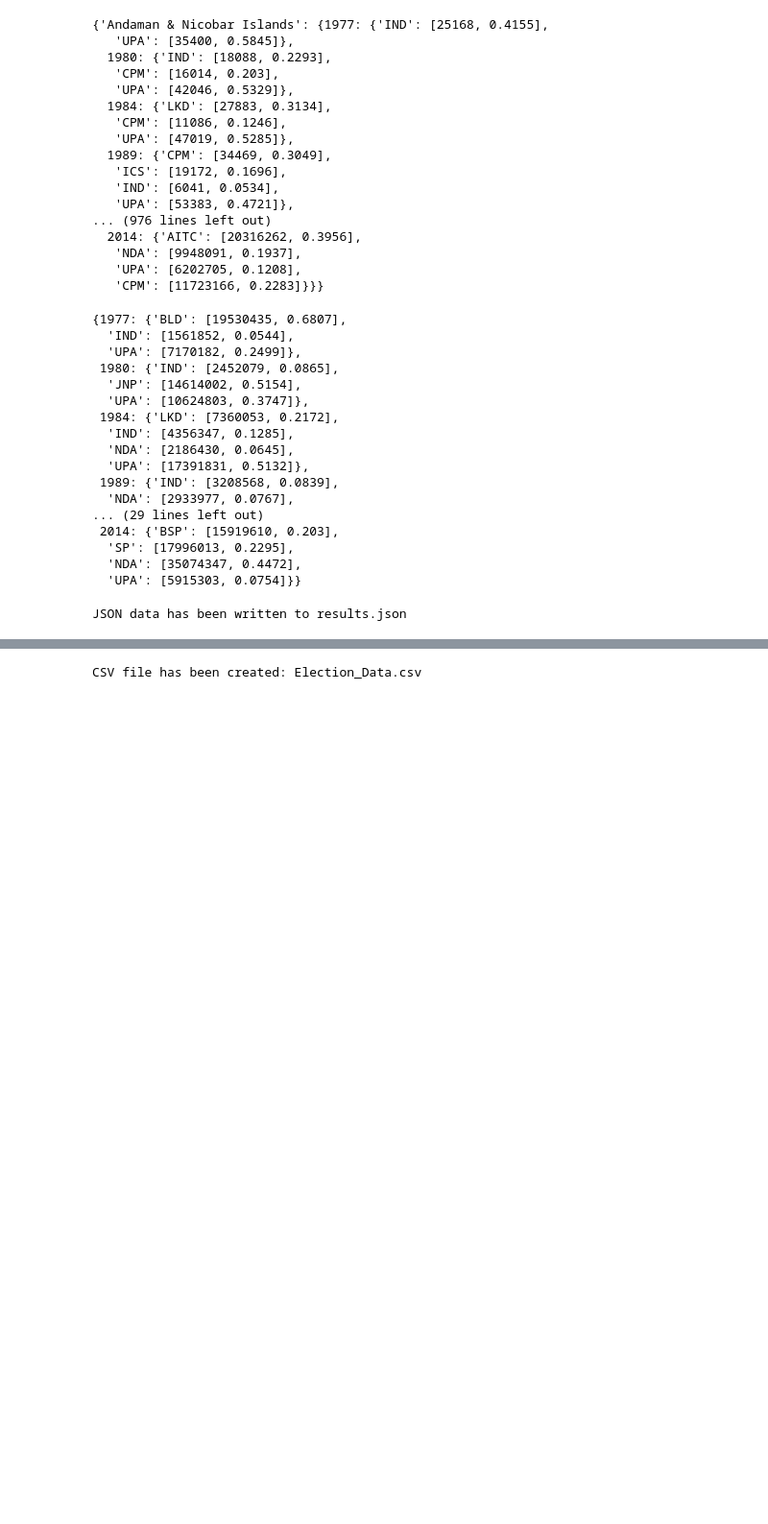
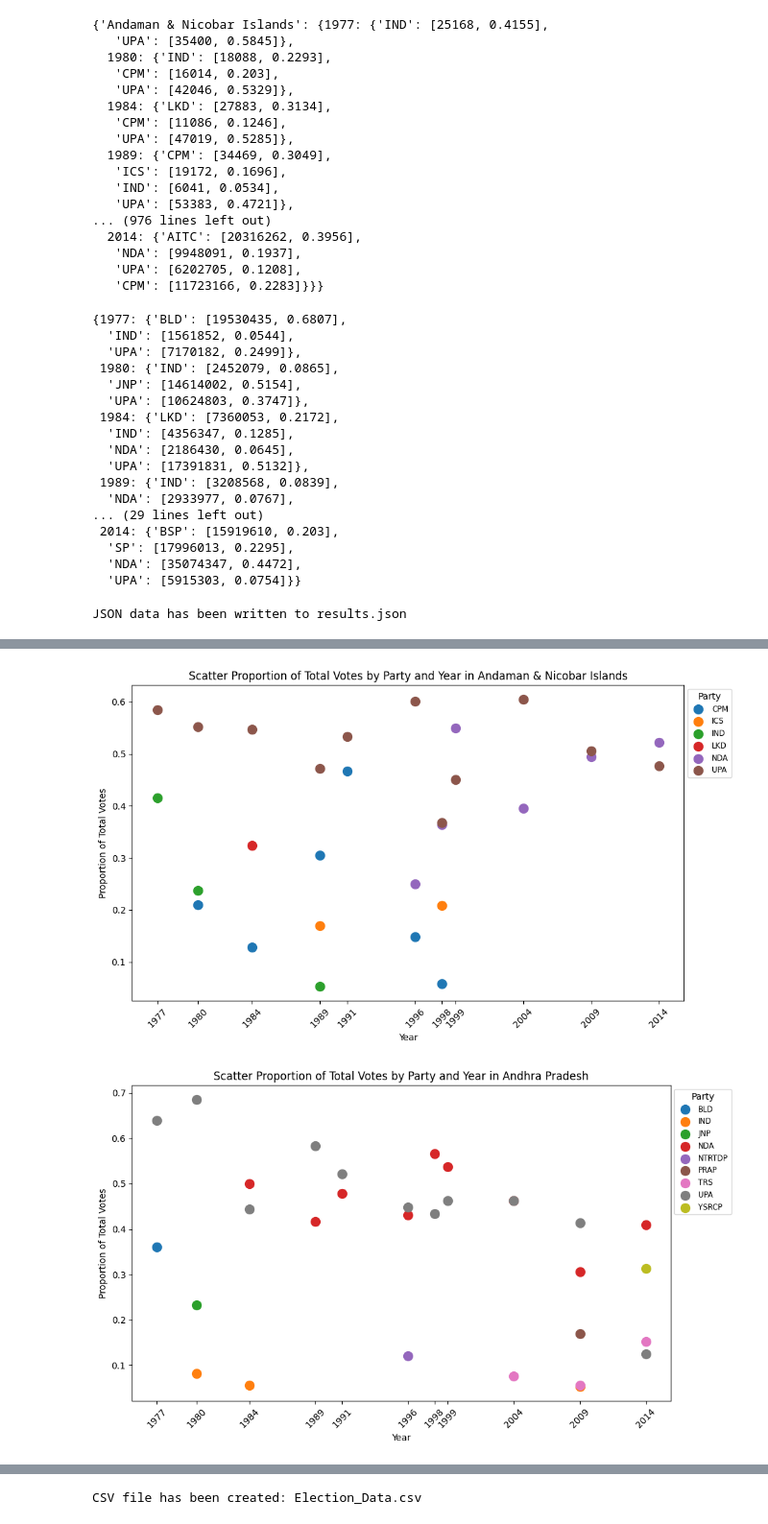
Before and after one commit to anuragkumar95/DataViz_FinalProject, a Jupyter notebook: project_initial.ipynb, the cells around one changed output, grey strips where cells are left out. Shown: that part at 96% size. Drawn from its saved outputs; the diff is of its cells as text; code cells hidden in the pictures; blank space fills up the shorter version.

```diff
--- a/project_initial.ipynb
+++ b/project_initial.ipynb
@@ -432,0 +415,49 @@ plot_stacked_party_ratios_by_state(results, 'Uttar Pradesh')
+# %%
+import matplotlib.pyplot as plt
+
+def plot_scatter_party_ratios_by_state(aggregated_data, state):
+    years = sorted(aggregated_data[state].keys())
+
+    # Dynamically determine the parties present in the state data
+    parties = set()
+    for year in years:
+        parties.update(aggregated_data[state][year].keys())
+    parties_order = sorted(parties)
+
+    # Initialize a dict to hold the ratios for each party
+    ratios_per_party = {party: [] for party in parties_order}
+    year_labels_per_party = {party: [] for party in parties_order}  # To store years for plotting
+
+    # Populate the ratios for each party and each year
+    for year in years:
+        year_total = sum(votes for _, votes in aggregated_data[state][year].values())
+        for party in parties_order:
+            party_data = aggregated_data[state][year].get(party, (0, 0))
+            if party_data[1] > 0 and year_total > 0:  # Ensure data exists and is non-zero
+                ratio = party_data[1] / year_total
+                ratios_per_party[party].append(ratio)
+                year_labels_per_party[party].append(year)
+
+    # Create the scatter plot for each state
+    fig, ax = plt.subplots(figsize=(10, 6))
+
+    for party in parties_order:
+        if ratios_per_party[party]:  # Only plot if there are non-zero ratios
+            ax.scatter(year_labels_per_party[party], ratios_per_party[party], label=party, s=100)
+
+    ax.set_xlabel('Year')
+    ax.set_ylabel('Proportion of Total Votes')
+    ax.set_title(f'Scatter Proportion of Total Votes by Party and Year in {state}')
+    ax.legend(title='Party', loc='upper left', bbox_to_anchor=(1, 1), fontsize='small')
+    plt.xticks(sorted(set(year for sublist in year_labels_per_party.values() for year in sublist)), rotation=45)  # Update x-axis labels
+    plt.tight_layout()
+    plt.show()
+
+# Example usage
+state_list = ['Andaman & Nicobar Islands', 'Andhra Pradesh', 'Arunachal Pradesh',
+       'Assam', 'Bihar', 'Chandigarh', ]
+for state in state_list:
+    plot_scatter_party_ratios_by_state(results, state)
+# %% [output]
+[figure, added]
+[figure, added]
```
Also changed, not shown: parts of 5 cells of this notebook, 2 other files.
